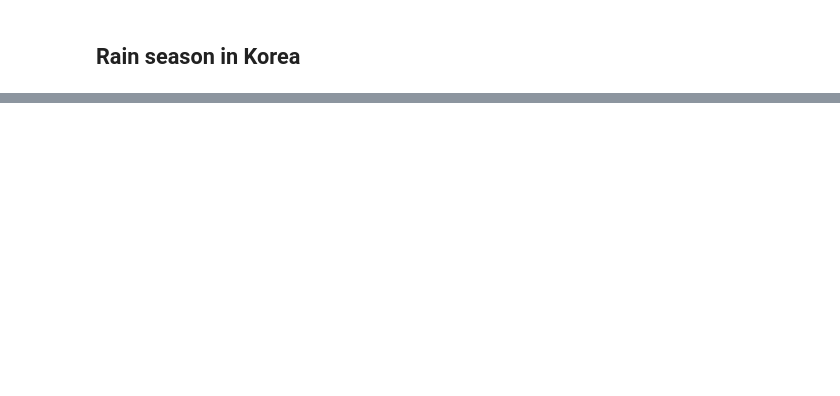
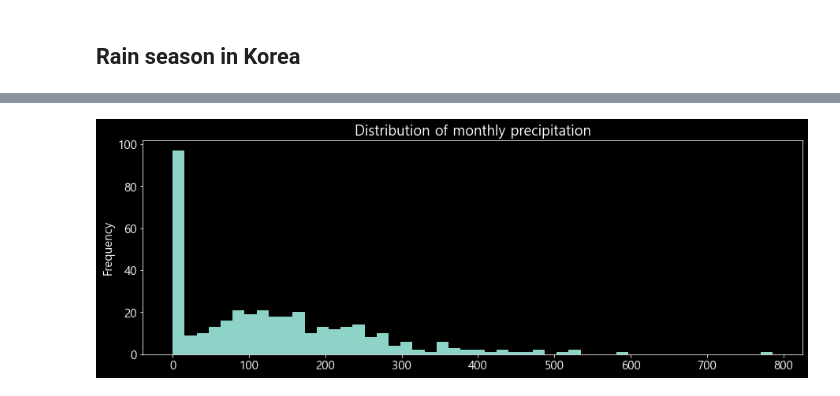
Before and after one commit to SimonCao1207/Korea-Weather-Data-EDA, a Jupyter notebook: weather.ipynb, the cells around one changed output, grey strips where cells are left out. Cells and saved outputs as stored; diff of their text form; code cells hidden in the pictures; blank space fills up the shorter version.

```diff
--- a/weather.ipynb
+++ b/weather.ipynb
@@ -335,0 +353,5 @@ df[rain_related_attribute].head(10)
+# %%
+df_rain.monthly_precipitation.plot(kind="hist", bins=50, title="Distribution of monthly precipitation", figsize=(15,5))
+plt.show()
+# %% [output]
+[figure, added]
```
Also changed, not shown: parts of 14 cells of this notebook.
